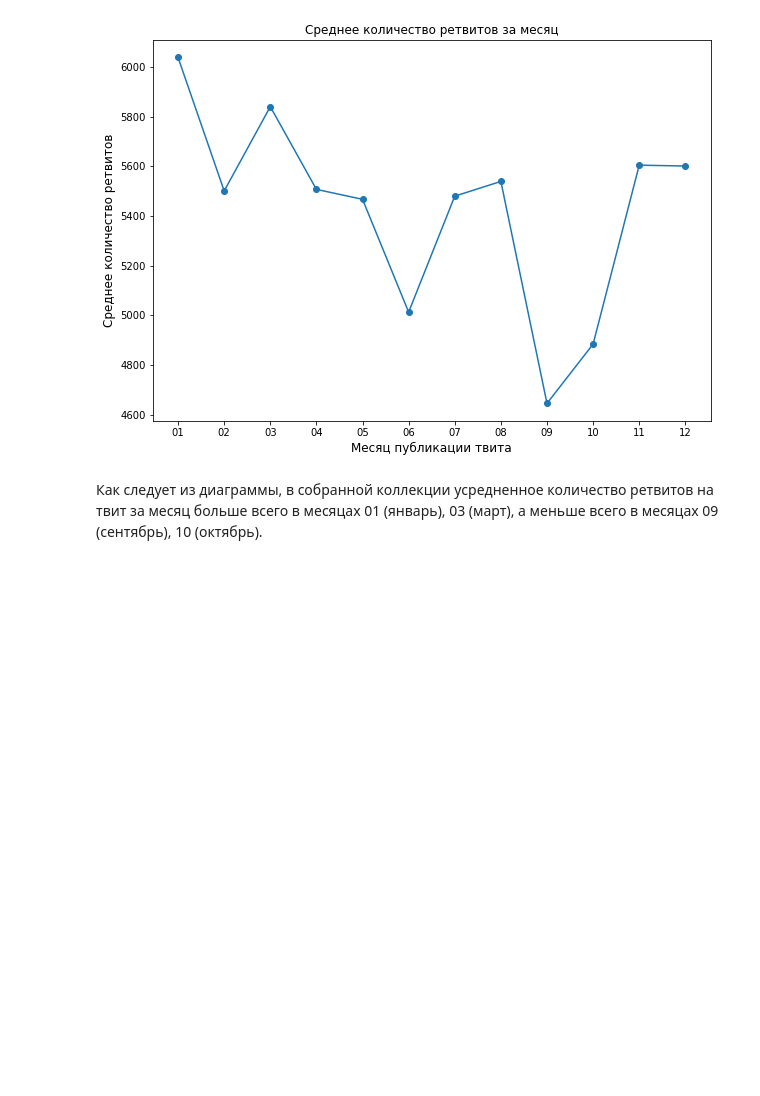
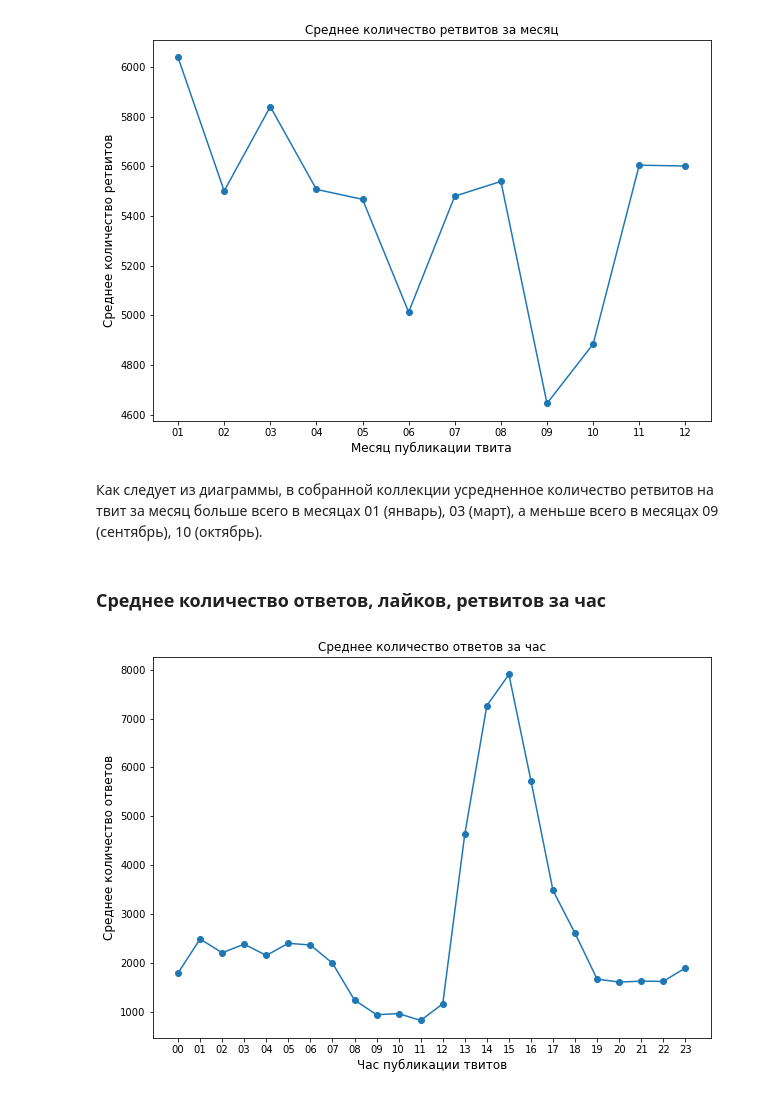
Before and after one commit to ladalada/Information_Search, a Jupyter notebook: notebooks/2.ExploratoryDataAnalysis.ipynb, the cells around one changed output. Cells and saved outputs as stored; diff of their text form; code cells hidden in the pictures; blank space fills up the shorter version.

```diff
--- a/notebooks/2.ExploratoryDataAnalysis.ipynb
+++ b/notebooks/2.ExploratoryDataAnalysis.ipynb
@@ -389,3 +389,15 @@ plt.title('Среднее количество ретвитов за месяц'
 [figure]
 # %% [markdown]
 Как следует из диаграммы, в собранной коллекции усредненное количество ретвитов на твит за месяц больше всего в месяцах 01 (январь), 03 (март), а меньше всего в месяцах 09 (сентябрь), 10 (октябрь).
+# %% [markdown]
+### Среднее количество ответов, лайков, ретвитов за час
+# %%
+hours_avg = df[['replies_count','retweets_count','likes_count']].groupby(df['hour']).mean()
+# %%
+plt.figure(figsize=(10, 7))
+plt.plot(hours_avg['replies_count'], marker='o')
+plt.xlabel('Час публикации твитов', size=12)
+plt.ylabel('Среднее количество ответов', size=12)
+plt.title('Среднее количество ответов за час');
+# %% [output]
+[figure, added]
```
Also changed, not shown: parts of 5 cells of this notebook.
